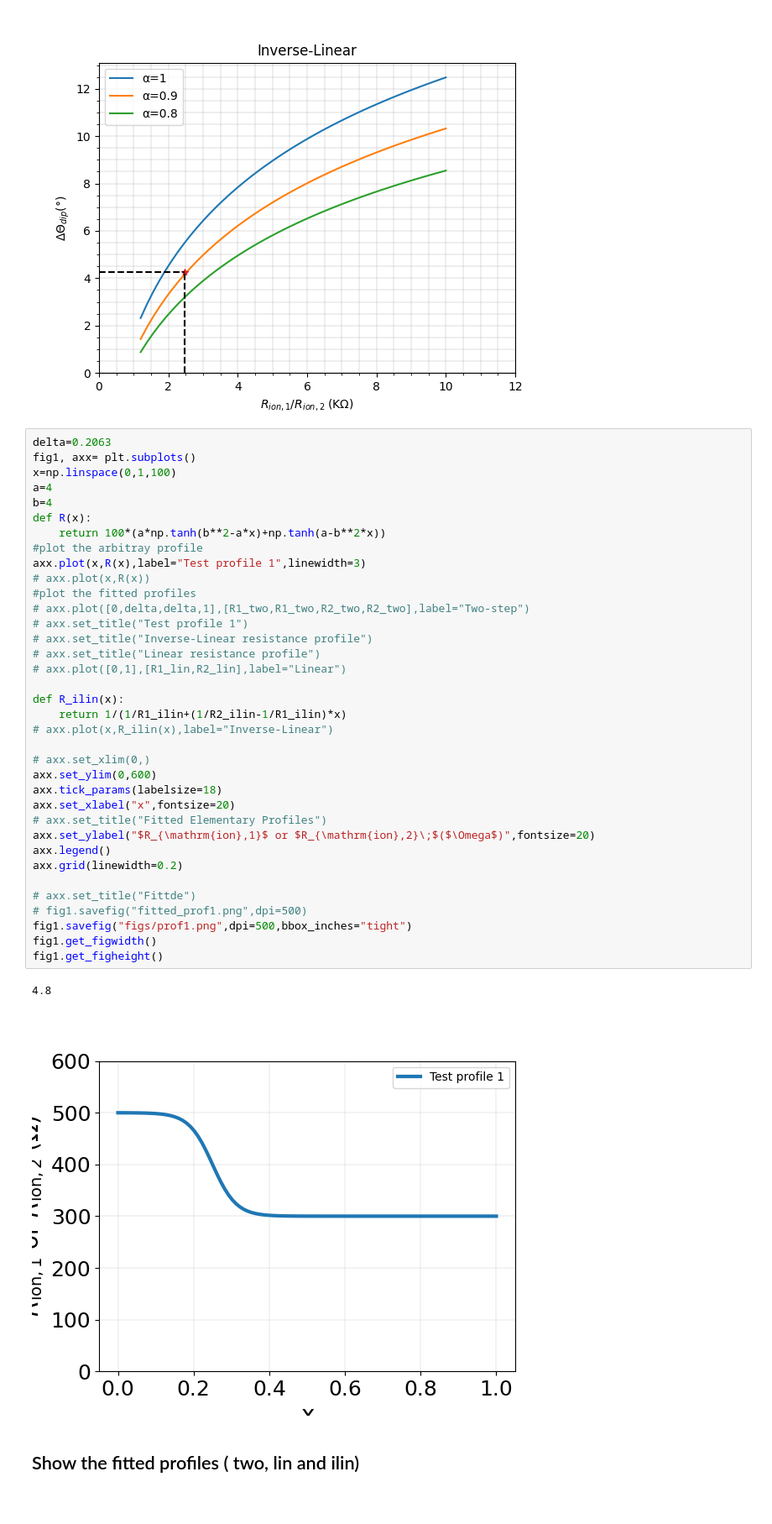
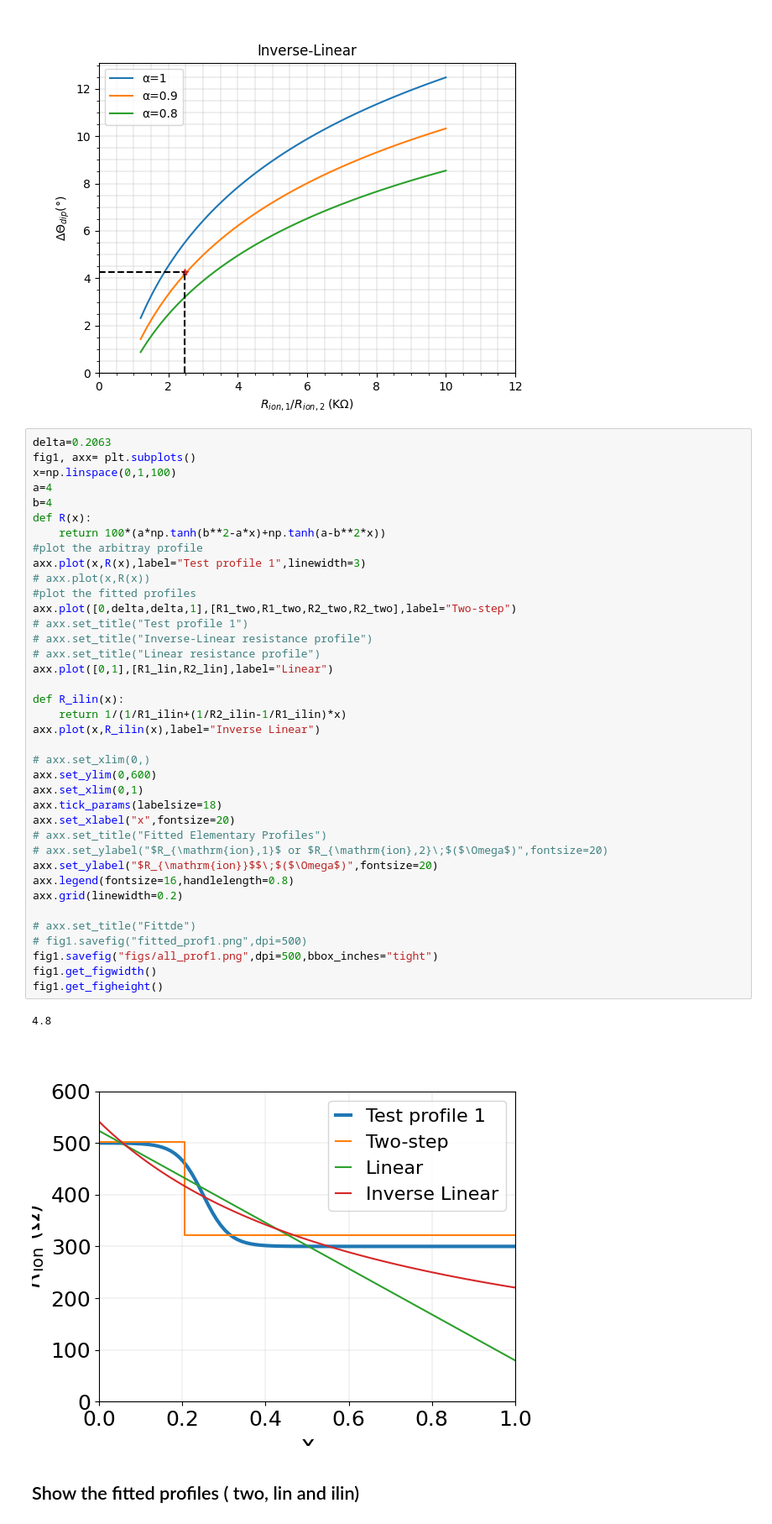
Before and after one commit to Yugal0/fitting-gen-arbitrary-eis, a Jupyter notebook: main_prof_1.ipynb, the cells around one changed output. Shown at 84% size. Cells and saved outputs as stored; diff of their text form.

```diff
--- a/main_prof_1.ipynb
+++ b/main_prof_1.ipynb
@@ -195,40 +195,42 @@ delta=0.2063
 fig1, axx= plt.subplots()
 x=np.linspace(0,1,100)
 a=4
 b=4
 def R(x):
     return 100*(a*np.tanh(b**2-a*x)+np.tanh(a-b**2*x))
 #plot the arbitray profile
 axx.plot(x,R(x),label="Test profile 1",linewidth=3)
 # axx.plot(x,R(x))
 #plot the fitted profiles
-# axx.plot([0,delta,delta,1],[R1_two,R1_two,R2_two,R2_two],label="Two-step")
+axx.plot([0,delta,delta,1],[R1_two,R1_two,R2_two,R2_two],label="Two-step")
 # axx.set_title("Test profile 1")
 # axx.set_title("Inverse-Linear resistance profile")
 # axx.set_title("Linear resistance profile")
-# axx.plot([0,1],[R1_lin,R2_lin],label="Linear")
+axx.plot([0,1],[R1_lin,R2_lin],label="Linear")
 
 def R_ilin(x):
     return 1/(1/R1_ilin+(1/R2_ilin-1/R1_ilin)*x)
-# axx.plot(x,R_ilin(x),label="Inverse-Linear")
+axx.plot(x,R_ilin(x),label="Inverse Linear")
 
 # axx.set_xlim(0,)
 axx.set_ylim(0,600)
+axx.set_xlim(0,1)
 axx.tick_params(labelsize=18)
 axx.set_xlabel("x",fontsize=20)
 # axx.set_title("Fitted Elementary Profiles")
-axx.set_ylabel("$R_{\mathrm{ion},1}$ or $R_{\mathrm{ion},2}\;$($\Omega$)",fontsize=20)
-axx.legend()
+# axx.set_ylabel("$R_{\mathrm{ion},1}$ or $R_{\mathrm{ion},2}\;$($\Omega$)",fontsize=20)
+axx.set_ylabel("$R_{\mathrm{ion}}$$\;$($\Omega$)",fontsize=20)
+axx.legend(fontsize=16,handlelength=0.8)
 axx.grid(linewidth=0.2)
 
 # axx.set_title("Fittde")
 # fig1.savefig("fitted_prof1.png",dpi=500)
-fig1.savefig("figs/prof1.png",dpi=500,bbox_inches="tight")
+fig1.savefig("figs/all_prof1.png",dpi=500,bbox_inches="tight")
 fig1.get_figwidth()
 fig1.get_figheight()
 # %% [output]
 4.8
-[figure, old version]
+[figure, new version]
 # %% [markdown]
 ## Show the fitted profiles ( two, lin and ilin)
 # %%
```
Also changed, not shown: parts of 2 cells of this notebook, 19 other files.
